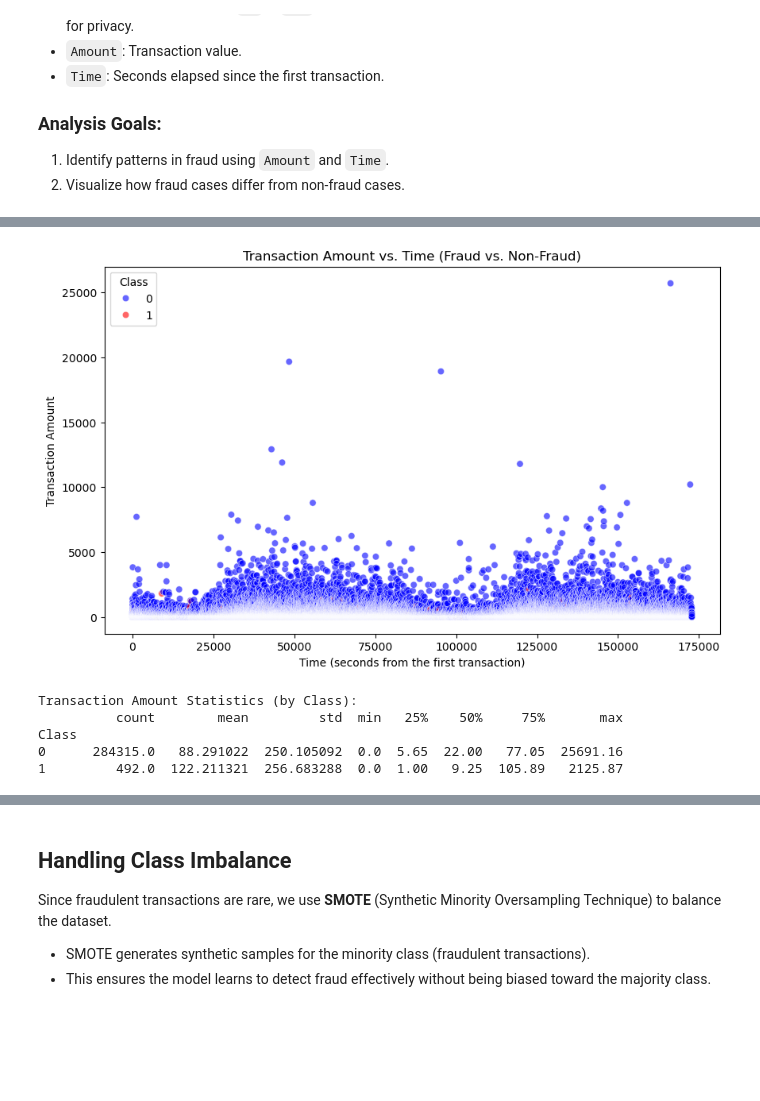
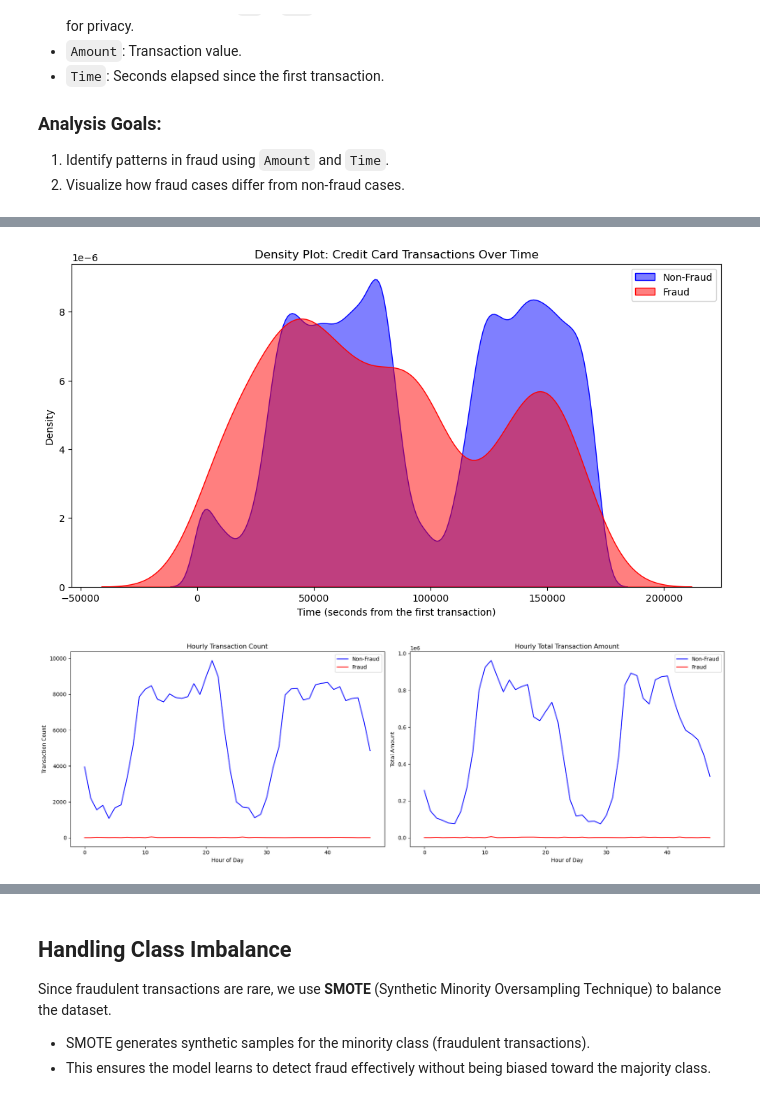
Before and after one commit to bwong109/fraud-detection, a Jupyter notebook: frauddetection.ipynb, the cells around one changed output, grey strips where cells are left out. Drawn from its saved outputs; the diff is of its cells as text; code cells hidden in the pictures; blank space fills up the shorter version.

```diff
--- a/frauddetection.ipynb
+++ b/frauddetection.ipynb
@@ -70,3 +96,22 @@ The dataset includes:
 ### Analysis Goals:
 1. Identify patterns in fraud using `Amount` and `Time`.
 2. Visualize how fraud cases differ from non-fraud cases.
+# %%
+# Boxplot for transaction amounts
+plt.figure(figsize=(10, 6))
+sns.boxplot(x='Class', y='Amount', data=data, hue='Class', palette='coolwarm')
+plt.title("Transaction Amounts for Fraud and Non-Fraud")
+plt.xlabel("Transaction Class (0 = Non-Fraud, 1 = Fraud)")
+plt.ylabel("Transaction Amount")
+plt.show()
+
+# Log-transform the 'Amount' column to handle skewness
+data['Log_Amount'] = np.log1p(data['Amount'])
+
+# KDE plot for log-transformed amounts
+plt.figure(figsize=(10, 6))
+sns.kdeplot(data=data, x='Log_Amount', hue='Class', fill=True, palette='coolwarm')
+plt.title("Log-Transformed Transaction Amount Distribution")
+plt.xlabel("Log(Transaction Amount)")
+plt.ylabel("Density")
+plt.show()
@@ -73,19 +125,50 @@ The dataset includes:
 # %%
-# Scatter plot: Amount vs. Time
-plt.figure(figsize=(10, 6))
-sns.scatterplot(x='Time', y='Amount', hue='Class', data=data, palette={0: 'blue', 1: 'red'}, alpha=0.6)
-plt.title("Transaction Amount vs. Time (Fraud vs. Non-Fraud)")
+# Split data by class
+fraudulent = data[data['Class'] == 1]
+non_fraudulent = data[data['Class'] == 0]
+
+# Density plot for time distribution
+plt.figure(figsize=(12, 6))
+sns.kdeplot(non_fraudulent['Time'], label='Non-Fraud', fill=True, color='blue', alpha=0.5)
+sns.kdeplot(fraudulent['Time'], label='Fraud', fill=True, color='red', alpha=0.5)
+plt.title("Density Plot: Credit Card Transactions Over Time")
 plt.xlabel("Time (seconds from the first transaction)")
-plt.ylabel("Transaction Amount")
+plt.ylabel("Density")
+plt.legend()
 plt.show()
 
-# Statistical summary of 'Amount'
-print("Transaction Amount Statistics (by Class):")
-print(data.groupby('Class')['Amount'].describe())
+# Add 'Hour' column
+data['Hour'] = data['Time'].apply(lambda x: np.floor(x / 3600))
+
+# Aggregate transaction metrics by hour and class
+hourly_stats = data.groupby(['Hour', 'Class']).agg({
+    'Amount': ['sum', 'mean', 'count', 'max', 'min', 'median']
+}).reset_index()
+hourly_stats.columns = ['Hour', 'Class', 'Total_Amount', 'Average_Amount', 'Transaction_Count', 'Max_Amount', 'Min_Amount', 'Median_Amount']
+
+# Split into fraudulent and non-fraudulent
+fraud_hourly = hourly_stats[hourly_stats['Class'] == 1]
+non_fraud_hourly = hourly_stats[hourly_stats['Class'] == 0]
+
+# Plot transaction count and total amount
+fig, axs = plt.subplots(1, 2, figsize=(18, 6), sharey=False)
+
+sns.lineplot(ax=axs[0], x='Hour', y='Transaction_Count', data=non_fraud_hourly, label='Non-Fraud', color='blue')
+sns.lineplot(ax=axs[0], x='Hour', y='Transaction_Count', data=fraud_hourly, label='Fraud', color='red')
+axs[0].set_title("Hourly Transaction Count")
+axs[0].set_xlabel("Hour of Day")
+axs[0].set_ylabel("Transaction Count")
+axs[0].legend()
+
+sns.lineplot(ax=axs[1], x='Hour', y='Total_Amount', data=non_fraud_hourly, label='Non-Fraud', color='blue')
+sns.lineplot(ax=axs[1], x='Hour', y='Total_Amount', data=fraud_hourly, label='Fraud', color='red')
+axs[1].set_title("Hourly Total Transaction Amount")
+axs[1].set_xlabel("Hour of Day")
+axs[1].set_ylabel("Total Amount")
+axs[1].legend()
+
+plt.tight_layout()
+plt.show()
 # %% [output]
-[figure, old version]
+[figure, new version]
-Transaction Amount Statistics (by Class):
-          count        mean         std  min   25%    50%     75%       max
-Class
-0      284315.0   88.291022  250.105092  0.0  5.65  22.00   77.05  25691.16
-1         492.0  122.211321  256.683288  0.0  1.00   9.25  105.89   2125.87
+[figure, added]
```
Also changed, not shown: parts of 25 cells of this notebook.
